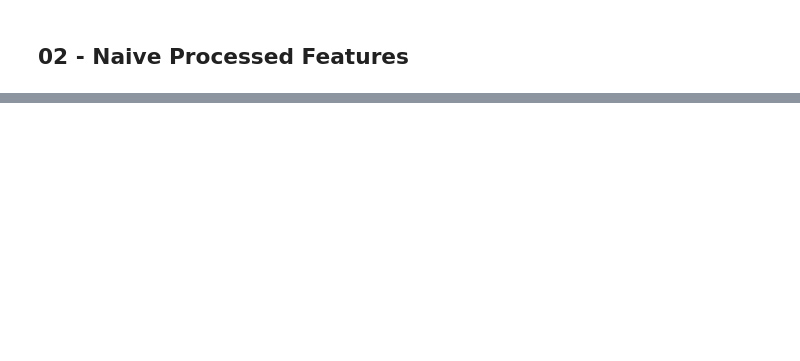
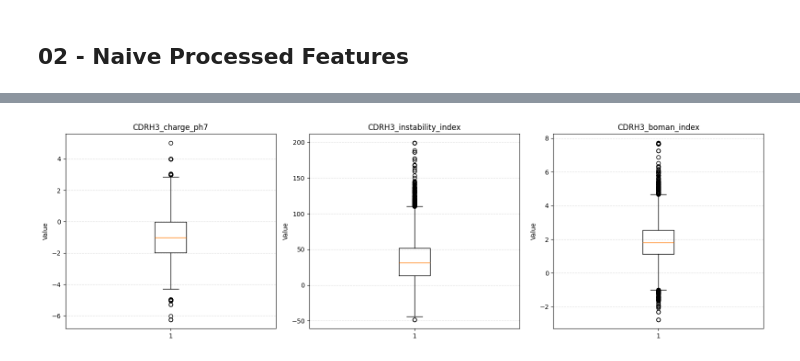
Before and after one commit to ImaginaryLogs/CSC713M-CROWN19AB-PROJECT, a Jupyter notebook: notebooks/pipelines/p03.5_eda/02_cleaner.ipynb, the cells around one changed output, grey strips where cells are left out. Saved outputs shown, nothing was run; the diff lists cells and outputs as text; code cells hidden in the pictures; blank space fills up the shorter version.

```diff
--- a/notebooks/pipelines/p03.5_eda/02_cleaner.ipynb
+++ b/notebooks/pipelines/p03.5_eda/02_cleaner.ipynb
@@ -92,0 +330,8 @@ Saved cleaned labels to cleaned_data/01_binding_labels._cleaned.csv
+# %%
+def subset_region_features(df, region):
+    region_cols = [c for c in df.columns if c.startswith(f"{region}_")]
+    base_cols = ["id"] if "id" in df.columns else []
+    return df[base_cols + region_cols].copy()
+
+global_cdrh3_features = subset_region_features(global_features, "CDRH3")
+global_cdrh3_features.describe()
@@ -92,0 +356,19 @@ Saved cleaned labels to cleaned_data/01_binding_labels._cleaned.csv
+# %%
+cdrh3_plot_cols = [
+    "CDRH3_charge_ph7",
+    "CDRH3_instability_index",
+    "CDRH3_boman_index",
+]
+
+fig, axes = plt.subplots(1, len(cdrh3_plot_cols), figsize=(16, 5))
+
+for ax, col in zip(axes, cdrh3_plot_cols):
+    ax.boxplot(global_cdrh3_features[col].dropna(), vert=True)
+    ax.set_title(col)
+    ax.set_ylabel("Value")
+    ax.grid(axis="y", linestyle="--", alpha=0.4)
+
+plt.tight_layout()
+plt.show()
+# %% [output]
+[figure, added]
```
Also changed, not shown: parts of 41 cells of this notebook, 3 other files.
